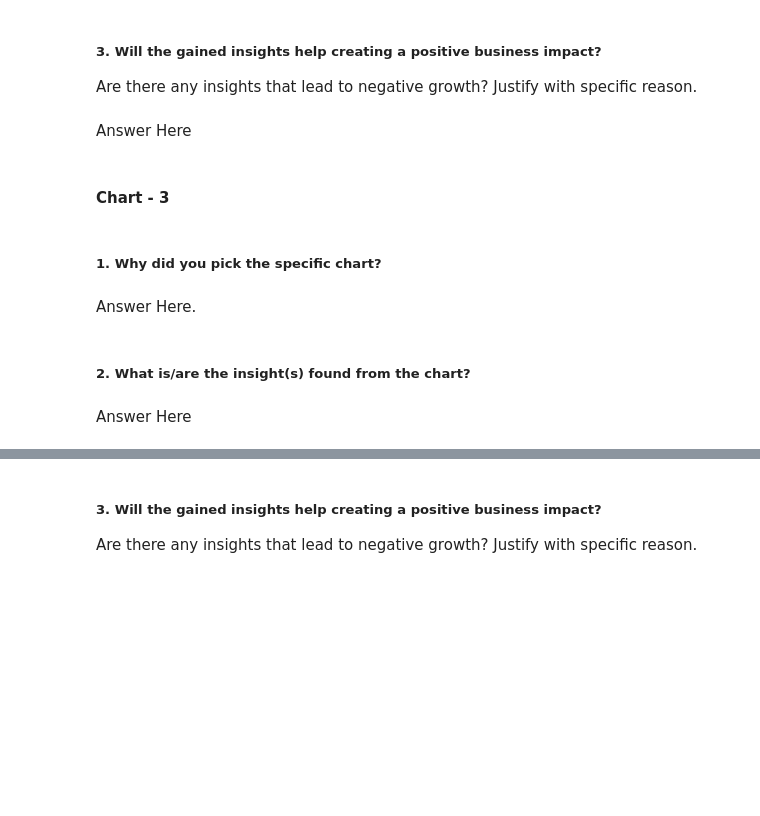
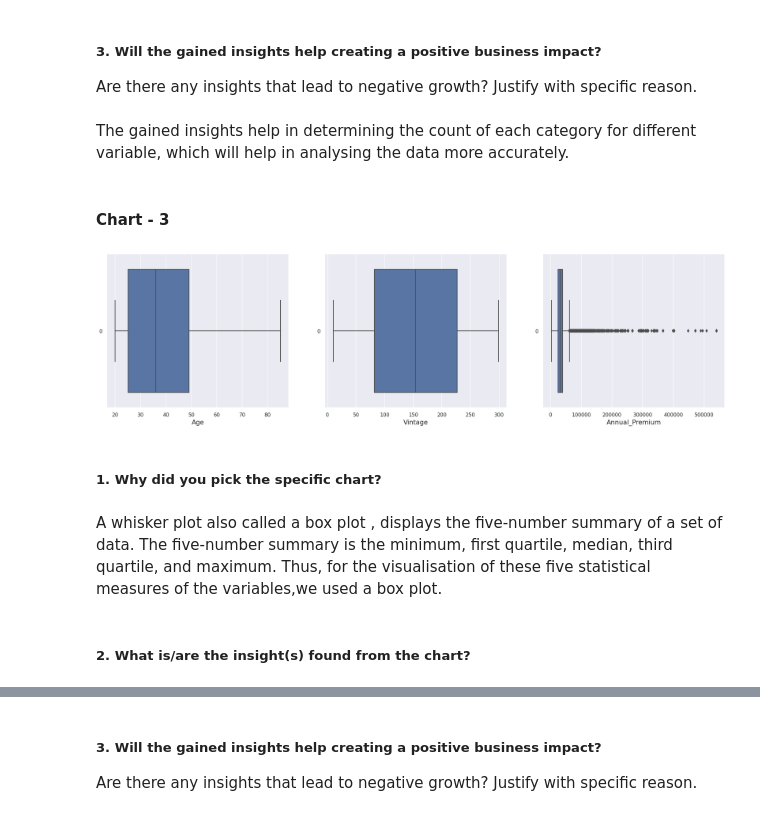
Before and after one commit to abhijain1216/Health-Insurance-Cross-Sell-Prediction-Classification-Project, a Jupyter notebook: Health_Insurance_Cross_Sell_Prediction_Classification_Project.ipynb, the cells around one changed output, grey strips where cells are left out. Saved outputs shown, nothing was run; the diff lists cells and outputs as text; code cells hidden in the pictures; blank space fills up the shorter version.

```diff
--- a/Health_Insurance_Cross_Sell_Prediction_Classification_Project.ipynb
+++ b/Health_Insurance_Cross_Sell_Prediction_Classification_Project.ipynb
@@ -219,7 +376,7 @@ Answer Here
 # %% [markdown]
 ##### 3. Will the gained insights help creating a positive business impact?
 Are there any insights that lead to negative growth? Justify with specific reason.
-# %% [markdown]
-Answer Here
+# %% [markdown]
+The gained insights help in determining the count of each category for different variable, which will help in analysing the data more accurately.
 # %% [markdown]
 #### Chart - 3
@@ -228,8 +383,16 @@ Answer Here
+# %%
+# Chart - 3 visualization code
+features = ['Age','Vintage','Annual_Premium']
+fig,axes = plt.subplots(nrows=1, ncols=3,figsize = (24,6),dpi = 110)
+for feature,axes in zip(features,axes.ravel()):
+    sns.boxplot(Insurance_df[feature],ax = axes,orient = 'h')
+    axes.set_xlabel(feature,fontsize = 14)
+plt.show()
+# %% [output]
+[figure, added]
 # %% [markdown]
 ##### 1. Why did you pick the specific chart?
-# %% [markdown]
-Answer Here.
+# %% [markdown]
+A whisker plot also called a box plot , displays the five-number summary of a set of data. The five-number summary is the minimum, first quartile, median, third quartile, and maximum. Thus, for the visualisation of these five statistical measures of the variables,we used a box plot.
 # %% [markdown]
 ##### 2. What is/are the insight(s) found from the chart?
-# %% [markdown]
-Answer Here
```
Also changed, not shown: parts of 52 cells of this notebook.
